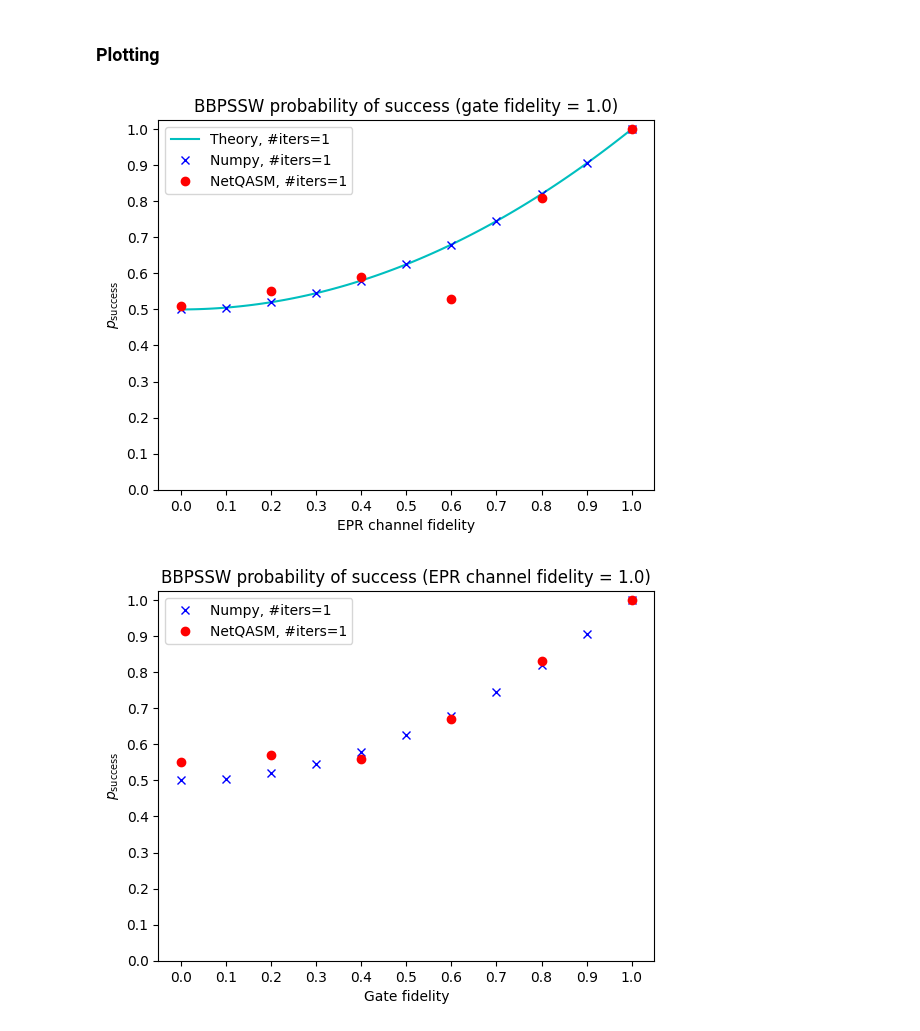
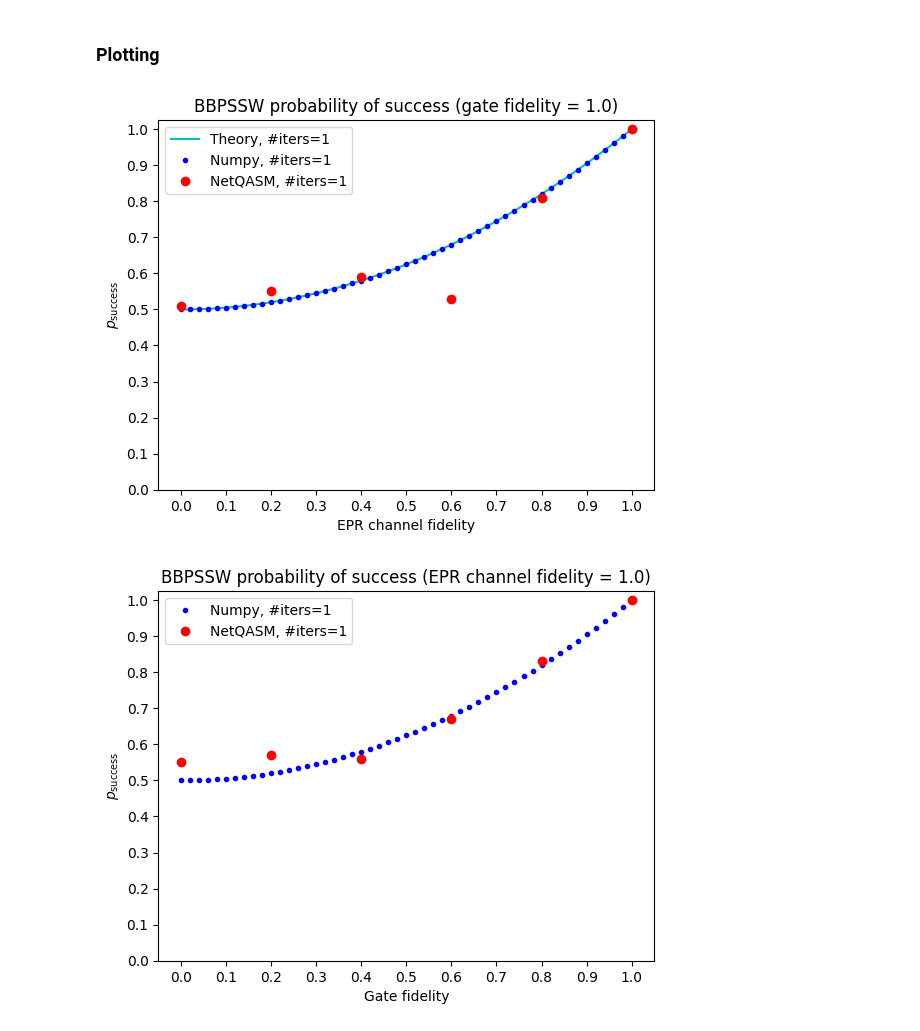
Before and after one commit to iDragos1234/CS4090, a Jupyter notebook: project/bbpssw/bbpssw_simulation.ipynb, the cells around one changed output. Drawn from its saved outputs; the diff is of its cells as text; code cells hidden in the pictures.

Commit message:
refactor plotting for bbpssw

```diff
--- a/project/bbpssw/bbpssw_simulation.ipynb
+++ b/project/bbpssw/bbpssw_simulation.ipynb
@@ -50,7 +50,7 @@ def run_numpy_simulation(gate_fidelity, epr_channel_fidelity):
 
     return prob_succ, fidel_succ
 # %%
-GRID_SIZE = 11
+GRID_SIZE = 51
 numpy_sim_results = []
 
 for gate_fidelity in np.linspace(0, 1, GRID_SIZE):
@@ -158,7 +158,7 @@ plt.plot(
 plt.plot(
     numpy_sim_results.query('`Gate fidelity` == 1.0')['EPR channel fidelity'],
     numpy_sim_results.query('`Gate fidelity` == 1.0')['P_Succ'],
-    'xb', label='Numpy, #iters=1',
+    '.b', label='Numpy, #iters=1',
 )
 plt.plot(
     netqasm_sim_results.query('`Gate fidelity` == 1.0')['EPR channel fidelity'],
@@ -174,29 +174,29 @@ plt.yticks(ticks, ticks)
 plt.legend()
 plt.show()
 # %% [output]
-[figure, old version]
+[figure, new version]
 # %%
 ps = np.linspace(0, 1, 101)
 plt.plot(
     numpy_sim_results.query('`EPR channel fidelity` == 1.0')['Gate fidelity'],
     numpy_sim_results.query('`EPR channel fidelity` == 1.0')['P_Succ'],
-    'xb', label='Numpy, #iters=1',
+    '.b', label='Numpy, #iters=1',
 )
 plt.plot(
     netqasm_sim_results.query('`EPR channel fidelity` == 1.0')['Gate fidelity'],
     netqasm_sim_results.query('`EPR channel fidelity` == 1.0')['P_succ'],
     'ro', label='NetQASM, #iters=1'
 )
 plt.title('BBPSSW probability of success (EPR channel fidelity = 1.0)')
 plt.xlabel('Gate fidelity')
 plt.ylabel(r'$p_\text{success}$')
 ticks = np.arange(11)/10
 plt.xticks(ticks, ticks)
 plt.yticks(ticks, ticks)
 plt.legend()
 plt.show()
 # %% [output]
-[figure, old version]
+[figure, new version]
 # %%
 ps = np.linspace(0, 1, 101)
 
```
Also changed, not shown: parts of 7 cells of this notebook.
